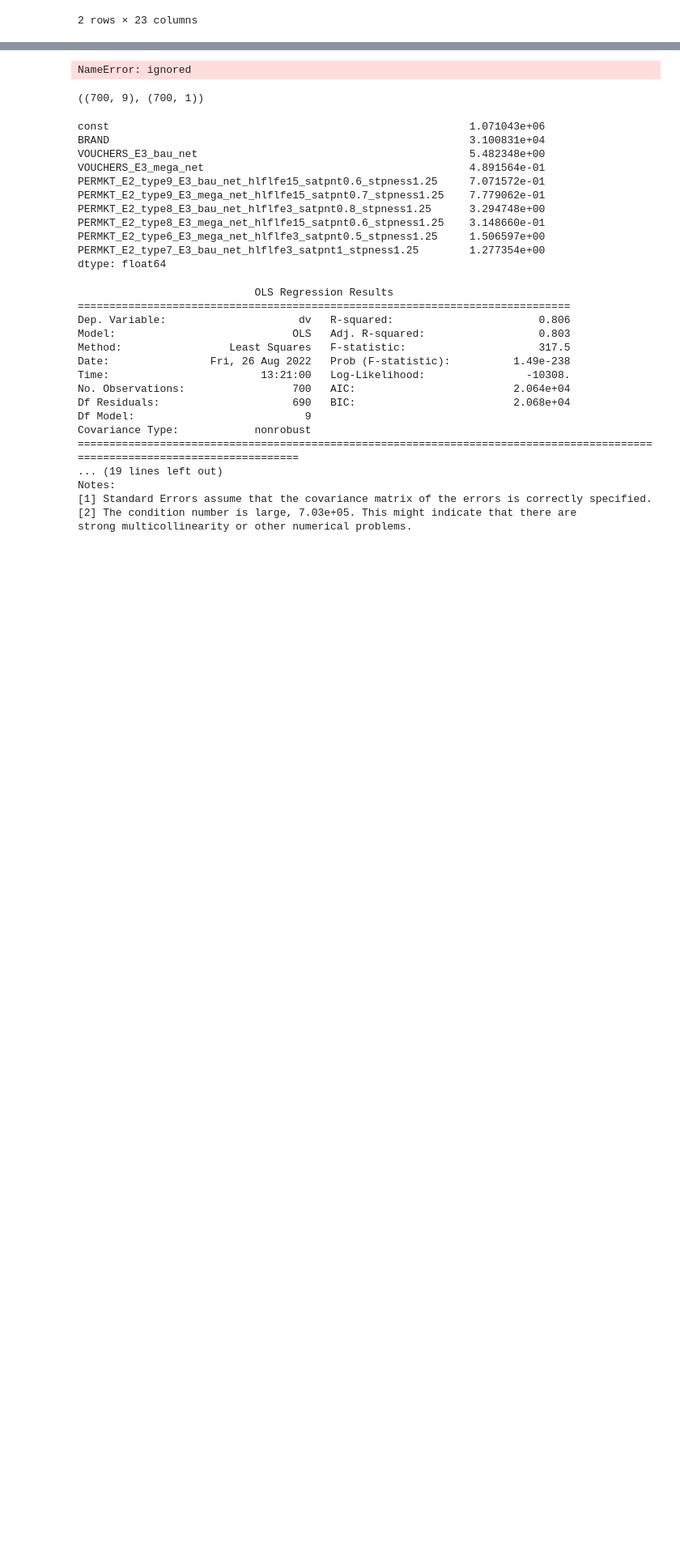
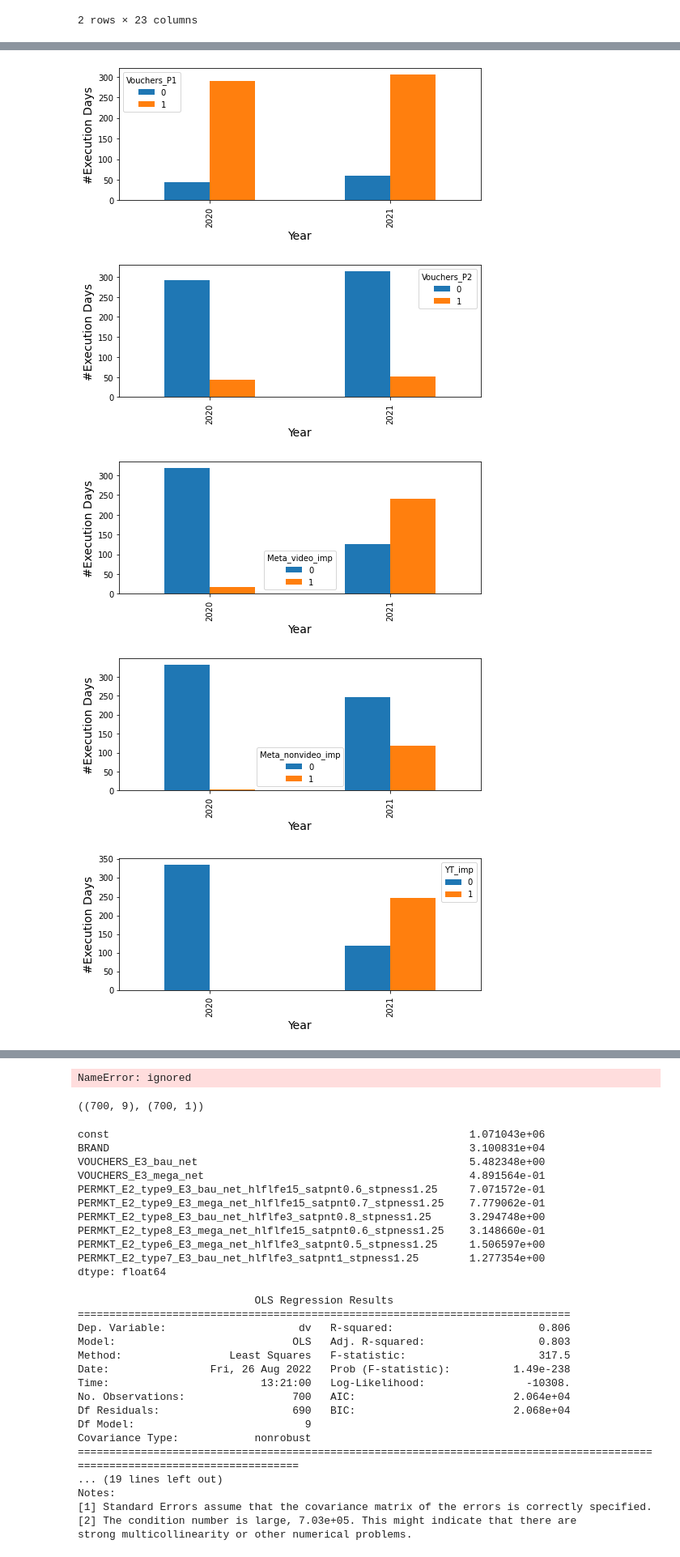
Before and after one commit to Akash743/Mathematical-Optimization, a Jupyter notebook: Testing_final.ipynb, the cells around one changed output, grey strips where cells are left out. Shown at 81% size. Saved outputs shown, nothing was run; the diff lists cells and outputs as text; code cells hidden in the pictures; blank space fills up the shorter version.

```diff
--- a/Testing_final.ipynb
+++ b/Testing_final.ipynb
@@ -325,0 +307,21 @@ ValueError: ignored
+# %%
+km = ['Vouchers_P1',
+ 'Vouchers_P2',
+ 'Meta_video_imp',
+ 'Meta_nonvideo_imp',
+ 'YT_imp',
+ 'TikTok_imp',
+ 'TV_news_grp',
+ 'TV_ent_grp',
+ 'Own_digital_1_imp',
+ 'Own_digital_2_imp',
+ 'Insta_all_imp',
+ 'Insta_own_imp']
+# %%
+df.drop(['Execution'],axis=1,inplace=True)
+# %%
+## Finding #executions
+exec_df = pd.DataFrame()
+for i in km:
+  exec_df[i] = np.where(df[i]!=0,1,0)
+a=pd.concat([exec_df,df[['Year']]],axis=1)
@@ -325,0 +343,21 @@ ValueError: ignored
+# %%
+
+for i in range(0,len(exec_df.columns)-1):
+
+  #fig, axes = plt.subplots(1,4)#figsize=(10, 3))
+  a.groupby(['Year'])[a.columns[i]].value_counts().unstack().plot(kind='bar',stacked = False)
+  #a.groupby(['Year'])[a.columns[i+1]].value_counts().unstack().plot(kind='bar',stacked = False)
+  plt.xlabel("Year", size=14)
+  plt.ylabel("#Execution Days", size=14)
+
+  # axes[0].set_title(a.columns[i])
+  # axes[1].set_title(a.columns[i+1])
+  #plt.suptitle("Main")
+  plt.gcf().set_size_inches(8, 3)
+  #plt.annotate(xytext=(0, 5))
+# %% [output]
+[figure, added]
+[figure, added]
+[figure, added]
+[figure, added]
+[figure, added]
```
Also changed, not shown: parts of 20 cells of this notebook.
